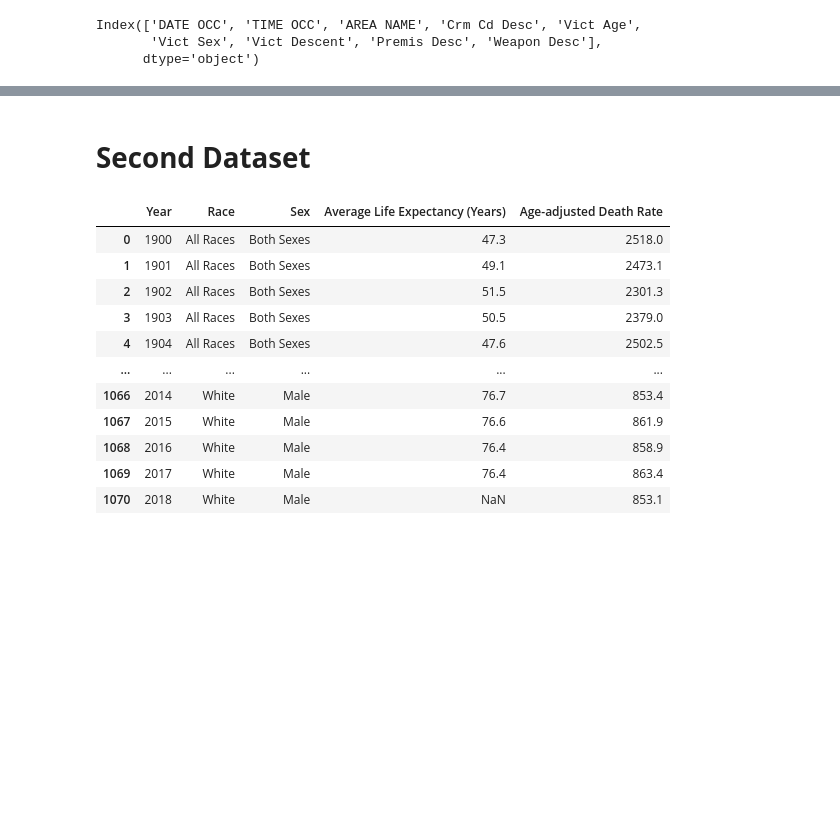
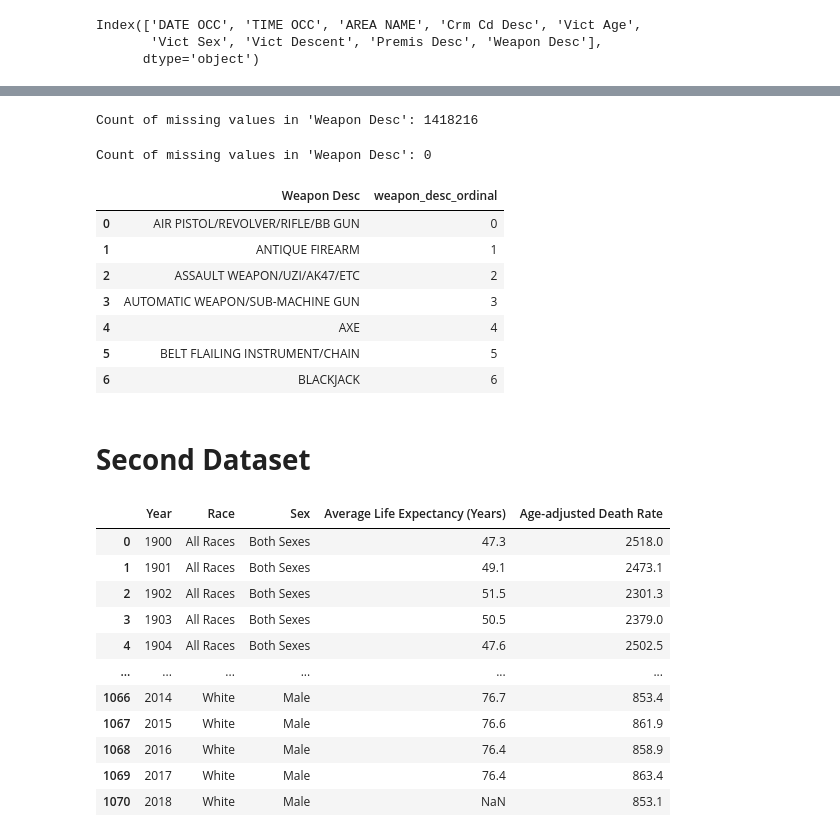
Before and after one commit to amnasyed1/datasci_9_data_prep, a Jupyter notebook: datasci_9.ipynb, the cells around one changed output, grey strips where cells are left out. Saved outputs shown, nothing was run; the diff lists cells and outputs as text; code cells hidden in the pictures; blank space fills up the shorter version.

```diff
--- a/datasci_9.ipynb
+++ b/datasci_9.ipynb
@@ -83,0 +144,5 @@ Index(['DATE OCC', 'TIME OCC', 'AREA NAME', 'Crm Cd Desc', 'Vict Age',
+# %%
+## perform ordinal encoding on premis_desc
+enc = OrdinalEncoder()
+enc.fit(df[['Premis Desc']])
+df['Premis Desc'] = enc.transform(df[['Premis Desc']])
@@ -84,3 +160,35 @@ Index(['DATE OCC', 'TIME OCC', 'AREA NAME', 'Crm Cd Desc', 'Vict Age',
+# %%
+## get count of missing for weapon_desc
+missing_weapon_desc_count = df['Weapon Desc'].isnull().sum()
+print("Count of missing values in 'Weapon Desc':", missing_weapon_desc_count)
+# %% [output]
+Count of missing values in 'Weapon Desc': 1418216
+# %%
+# replacing missing values in 'Weapon Desc' with 'none'
+df['Weapon Desc'].fillna('none', inplace=True)
+
+missing_weapon_desc_count = df['Weapon Desc'].isnull().sum()
+print("Count of missing values in 'Weapon Desc':", missing_weapon_desc_count)
+# %% [output]
+Count of missing values in 'Weapon Desc': 0
+# %%
+## perform ordinal encoding on weapon_desc
+enc = OrdinalEncoder()
+enc.fit(df[['Weapon Desc']])
+df['Weapon Desc'] = enc.transform(df[['Weapon Desc']])
+# %%
+df_mapping_weapon = pd.DataFrame(enc.categories_[0], columns=['Weapon Desc'])
+df_mapping_weapon['weapon_desc_ordinal'] = df_mapping_weapon.index
+df_mapping_weapon.head(7)
+# %% [output]
+|  | Weapon Desc | weapon_desc_ordinal |
+| 0 | AIR PISTOL/REVOLVER/RIFLE/BB GUN | 0 |
+| 1 | ANTIQUE FIREARM | 1 |
+| 2 | ASSAULT WEAPON/UZI/AK47/ETC | 2 |
+| 3 | AUTOMATIC WEAPON/SUB-MACHINE GUN | 3 |
+| 4 | AXE | 4 |
+| 5 | BELT FLAILING INSTRUMENT/CHAIN | 5 |
+| 6 | BLACKJACK | 6 |
 # %% [markdown]
 # **Second Dataset**
 # %%
```
Also changed, not shown: parts of 7 cells of this notebook.
